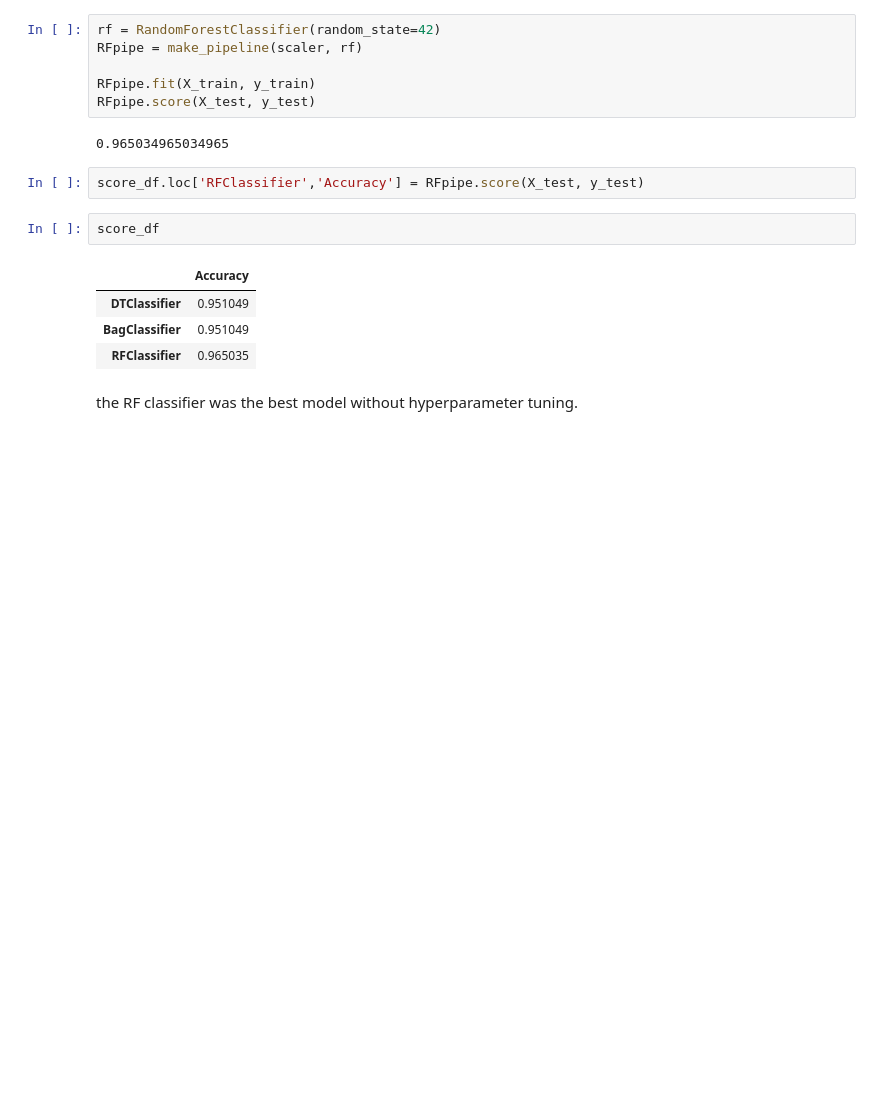
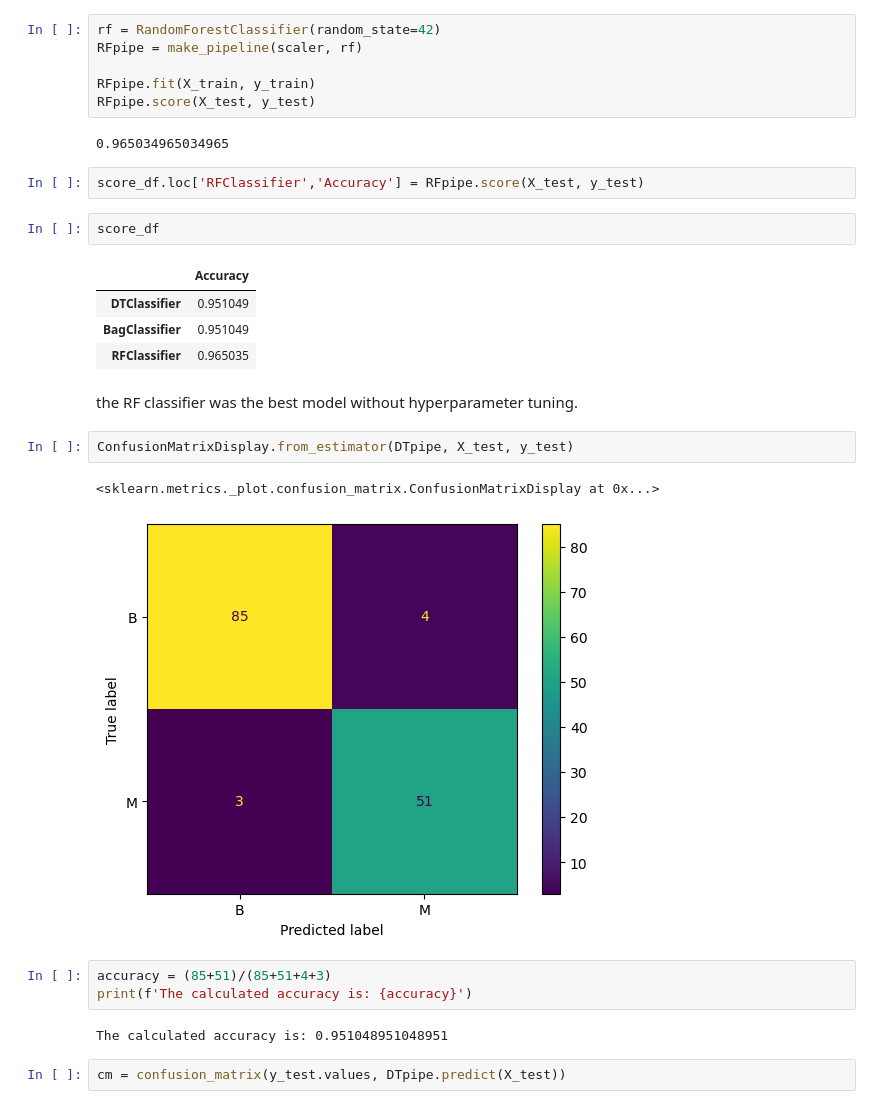
Before and after one commit to RaymondGarcia1107/Intro-to-ML-Practice, a Jupyter notebook: ClassificationTreeExercise.ipynb, the cells around one changed output. Cells and saved outputs as stored; diff of their text form; blank space fills up the shorter version.

```diff
--- a/ClassificationTreeExercise.ipynb
+++ b/ClassificationTreeExercise.ipynb
@@ -163,3 +166,15 @@ score_df
 | RFClassifier | 0.965035 |
 # %% [markdown]
 the RF classifier was the best model without hyperparameter tuning.
+# %%
+ConfusionMatrixDisplay.from_estimator(DTpipe, X_test, y_test)
+# %% [output]
+<sklearn.metrics._plot.confusion_matrix.ConfusionMatrixDisplay at 0x...>
+[figure, added]
+# %%
+accuracy = (85+51)/(85+51+4+3)
+print(f'The calculated accuracy is: {accuracy}')
+# %% [output]
+The calculated accuracy is: 0.951048951048951
+# %%
+cm = confusion_matrix(y_test.values, DTpipe.predict(X_test))
```
Also changed, not shown: parts of 3 cells of this notebook.
